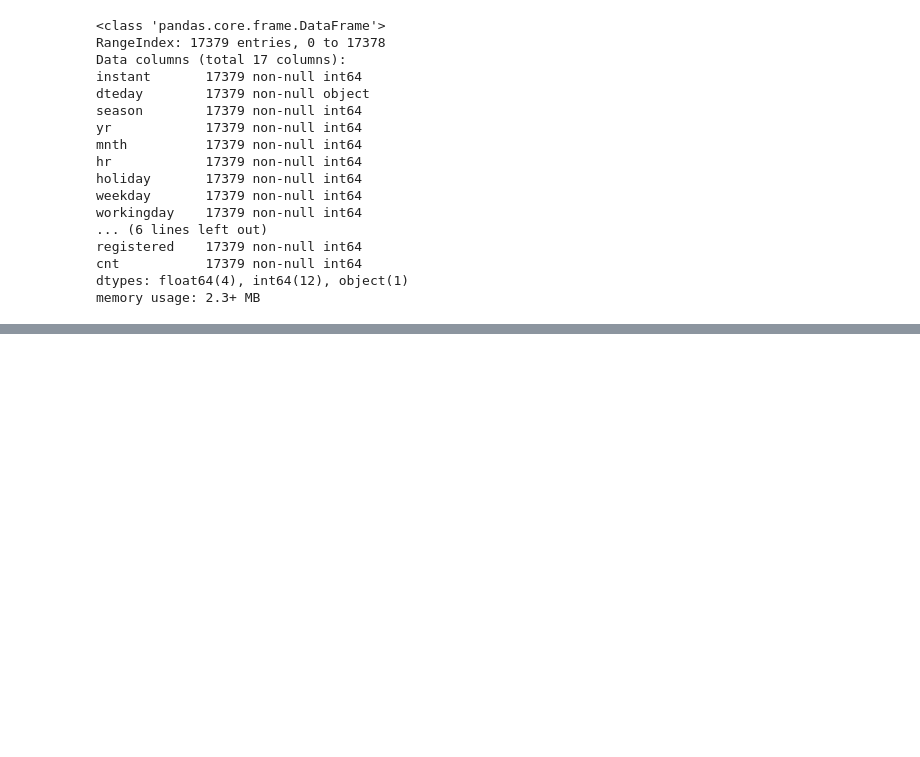
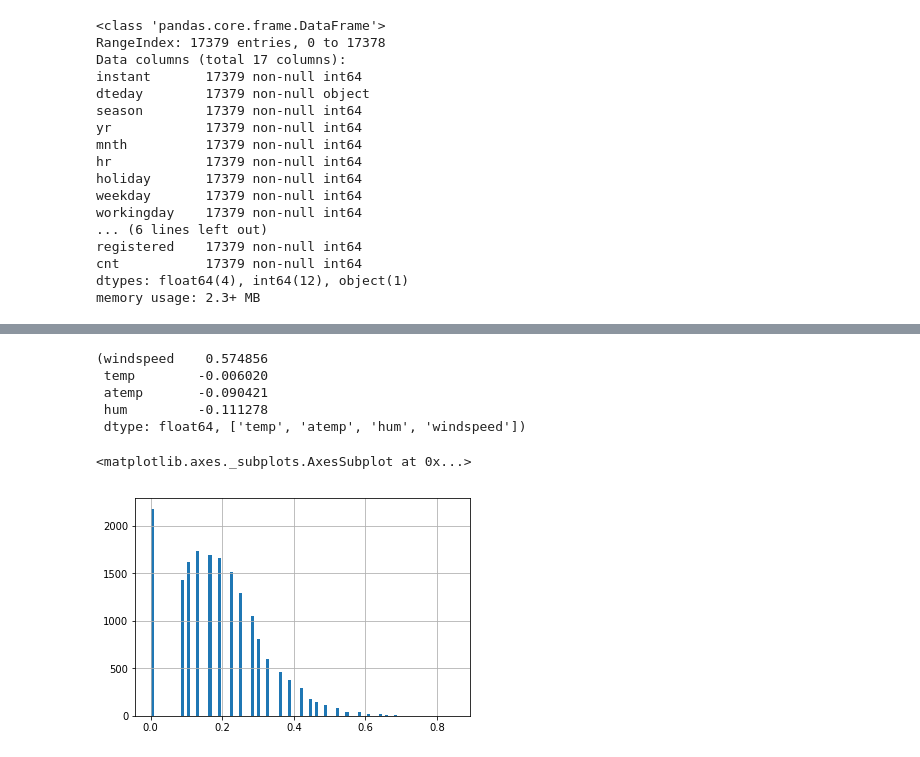
Before and after one commit to martinan92/Python-Final-Project, a Jupyter notebook: Final Project.ipynb, the cells around one changed output, grey strips where cells are left out. Drawn from its saved outputs; the diff is of its cells as text; code cells hidden in the pictures; blank space fills up the shorter version.

```diff
--- a/Final Project.ipynb
+++ b/Final Project.ipynb
@@ -105,0 +234,3 @@ memory usage: 2.3+ MB
+# %%
+raw_hour_df = af.read_data(file_path_2)
+dataset = onehot_encode((fix_types(fix_skewness(standardize_data(drop_columns(raw_hour_df))))))
@@ -105,0 +267,13 @@ memory usage: 2.3+ MB
+# %%
+feature_skewness(raw_hour_df)
+# %% [output]
+(windspeed    0.574856
+ temp        -0.006020
+ atemp       -0.090421
+ hum         -0.111278
+ dtype: float64, ['temp', 'atemp', 'hum', 'windspeed'])
+# %%
+raw_hour_df.windspeed.hist(bins = 100)
+# %% [output]
+<matplotlib.axes._subplots.AxesSubplot at 0x...>
+[figure, added]
```
Also changed, not shown: parts of 44 cells of this notebook.
